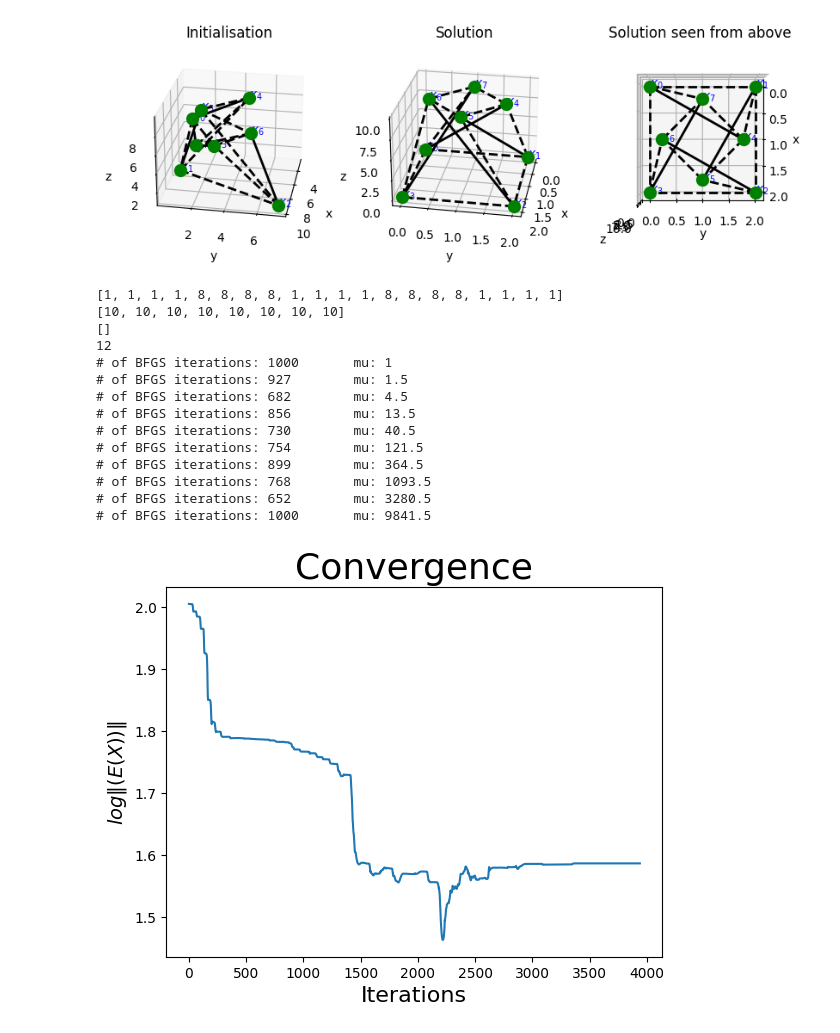
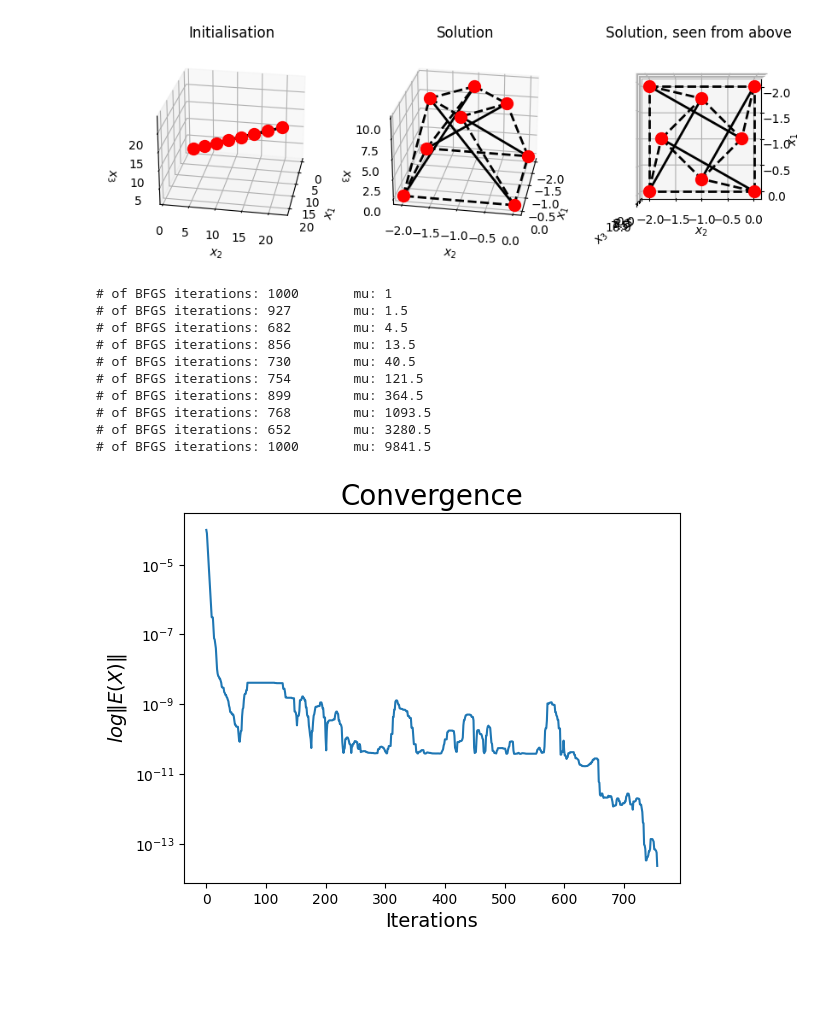
Before and after one commit to otkulseng/Opt1_Project, a Jupyter notebook: Kode/experiments.ipynb, the cells around one changed output. Saved outputs shown, nothing was run; the diff lists cells and outputs as text; code cells hidden in the pictures; blank space fills up the shorter version.

```diff
--- a/Kode/experiments.ipynb
+++ b/Kode/experiments.ipynb
@@ -5,16 +5,12 @@ from algoritmer import bfgs
 import tests as TEST
 # %%
 def conv_plot(y):
-    plt.plot(np.log10(y))
-    plt.title("Convergence",fontsize=26)
-    plt.xlabel("Iterations",fontsize=16)
+    plt.plot(y)
+    plt.title("Convergence",fontsize=20)
+    plt.xlabel("Iterations",fontsize=14)
     plt.ylabel(r"$log \Vert E(X) \Vert $",fontsize=14)
+    plt.yscale("log")
 # %%
-def conv_plot(y):
-    plt.plot(np.log10(y))
-    plt.title("Convergence",fontsize=26)
-    plt.xlabel("Iterations",fontsize=16)
-    plt.ylabel(r"$log \Vert E(X) \Vert $",fontsize=14)
 ts =  TEST.P25
 
 sol = np.array([
@@ -120,7 +113,7 @@ x0 = np.arange(3 * len(ts.free_weights))
 
 # x0 = np.random.uniform(0, 10, size=(3 * len(ts.free_weights)))
 
-mu = 10
+mu = 1
 prev = x0
 for i in range(10):
     res, num = bfgs(prev, ts.func(mu), ts.grad(mu), Niter=1000, return_iteration=True)
@@ -134,7 +127,7 @@ for i in range(10):
     if num < 250:
         mu *= 2
 
-    mu = min(mu, 524880.0)
+    mu = min(mu, 209953)
 
     if np.linalg.norm(res - prev) < 1e-12:
         break
@@ -159,7 +152,7 @@ conv_plot(conv)
 # %%
 fig, ax = ts.plot(res, x0)
 # %% [output]
-[figure, old version]
+[figure, new version]
 # %%
 ts = TEST.STORIES(2)
 x0 = np.arange(3 * len(ts.free_weights))
@@ -170,39 +163,35 @@ for i in range(10):
     res, num = bfgs(prev, ts.func(mu), ts.grad(mu), Niter=1000, return_iteration=True)
     print(f'# of BFGS iterations: {num}\t mu: {mu} ')
 
     mu *= 1.5
     if num < 1000:
         mu *= 2
     if num < 500:
         mu *= 2
     if num < 250:
         mu *= 2
 
     mu = min(mu, 1e10)
 
     if np.linalg.norm(res - prev) < 1e-12:
         break
 
     prev = res
 
-res = bfgs(res, ts.func(mu), ts.grad(mu), Niter=1000)
+res, conv = bfgs(res, ts.func(mu), ts.grad(mu), Niter=1000, convergence_plot=True)
 conv_plot(conv)
 # %% [output]
-[1, 1, 1, 1, 8, 8, 8, 8, 1, 1, 1, 1, 8, 8, 8, 8, 1, 1, 1, 1]
-[10, 10, 10, 10, 10, 10, 10, 10]
-[]
-12
 # of BFGS iterations: 1000       mu: 1
 # of BFGS iterations: 927        mu: 1.5
 # of BFGS iterations: 682        mu: 4.5
 # of BFGS iterations: 856        mu: 13.5
 # of BFGS iterations: 730        mu: 40.5
 # of BFGS iterations: 754        mu: 121.5
 # of BFGS iterations: 899        mu: 364.5
 # of BFGS iterations: 768        mu: 1093.5
 # of BFGS iterations: 652        mu: 3280.5
 # of BFGS iterations: 1000       mu: 9841.5
-[figure, old version]
+[figure, new version]
 # %%
 fig, ax = ts.plot(res, x0)
 # %% [output]
```
Also changed, not shown: parts of 10 cells of this notebook.
